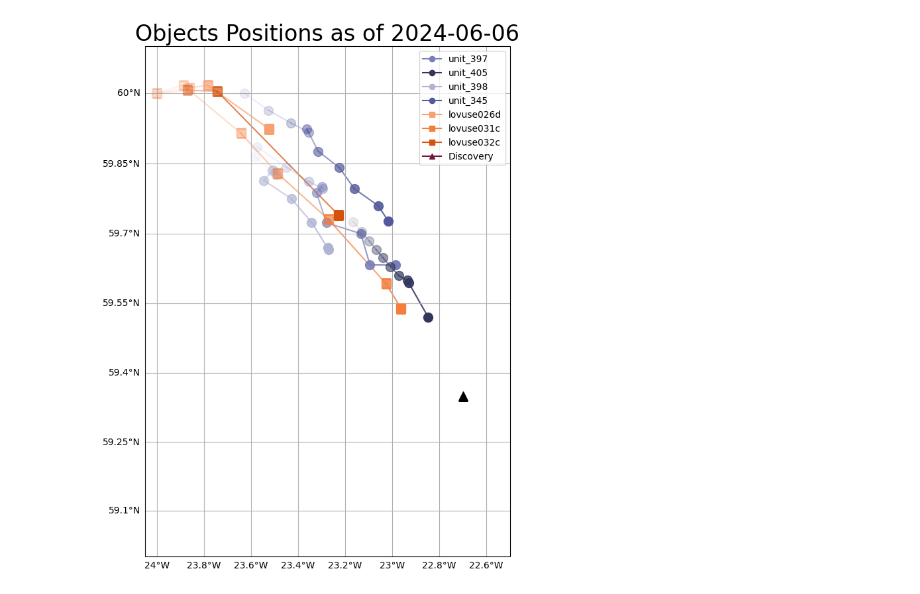
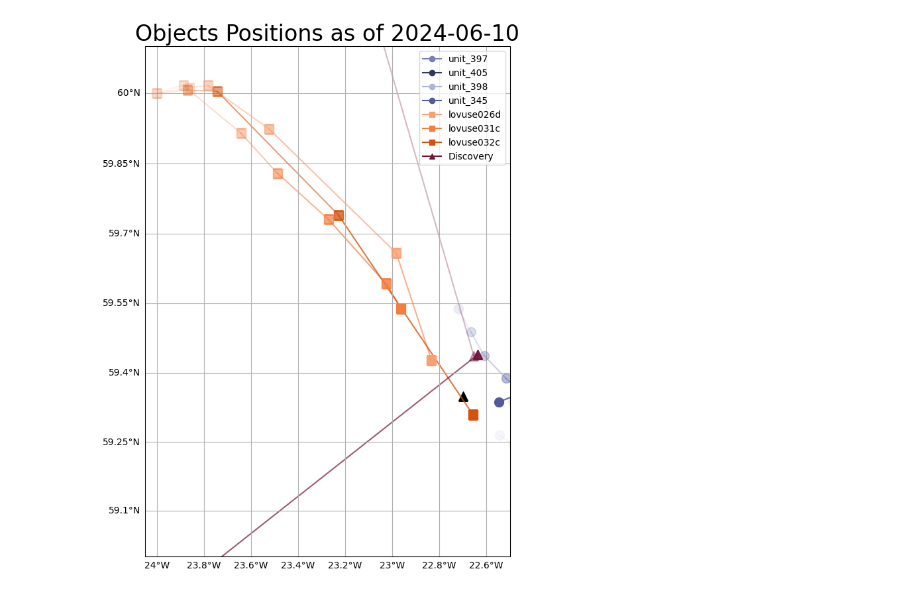
Before and after one commit to NOC-OBG-Autonomy/biocarbon_nrt_data_viz, a Jupyter notebook: Python_notebooks/CMEMS_sat_vis_with_autonomy.ipynb, the cells around one changed output. Cells and saved outputs as stored; diff of their text form; code cells hidden in the pictures.

Commit message:
Plotting script now runs well with both types of current data, improved option for zoomed in plots, and improved the plotting of autonomy

```diff
--- a/Python_notebooks/CMEMS_sat_vis_with_autonomy.ipynb
+++ b/Python_notebooks/CMEMS_sat_vis_with_autonomy.ipynb
@@ -48,6 +48,11 @@ min_lon = -35 #-35
 max_lon = -5 #-5
 min_lat = 55 #55
 max_lat = 66 #66
+
+min_lon_default = min_lon
+max_lon_default = max_lon
+min_lat_default = min_lat
+max_lat_default = max_lat
 
 additional_suffix = '_TEST'
 
@@ -60,7 +65,7 @@ float_colors = {
         'navis101': '#FBFF1F'}
 
 # CHLA
-skip_chla            = True
+skip_chla            = False
 CHLA_color           = 'YlGnBu_r'
 CHLA_plot_as_log     = True # Default True
 CHLA_plot_lim_max    = 10   # Default 10
@@ -181,9 +186,13 @@ var_dict = {'chl': {}, 'temp': {}, 'sla': {}, 'adt': {}, 'bbp': {}, 'dissic': {}
 
 for base_name, files in file_dict.items():
     for file, variables in files.items():
+        contains_adt = False
+        contains_ugos = False
+
         for key_variable, details in variables.items():
             data_var = details['variable']
             var_name_lower = data_var.lower()
+
             if 'chl' in var_name_lower and var_name_lower == 'chl':
                 var_dict['chl'][file] = data_var
             elif 'temp' in var_name_lower:
@@ -192,13 +201,23 @@ for base_name, files in file_dict.items():
                 var_dict['sla'][file] = data_var
             elif 'adt' in var_name_lower:
                 var_dict['adt'][file] = data_var
+                contains_adt = True
             elif 'bbp' in var_name_lower and var_name_lower == 'bbp':
                 var_dict['bbp'][file] = data_var
             elif 'dissic' in var_name_lower and var_name_lower == 'dissic':
                 var_dict['dissic'][file] = data_var
             elif 'ugos' in var_name_lower and var_name_lower == 'ugos':
+                contains_ugos = True
+                # Delay adding 'ugos' to var_dict until after the adt check
+
+        # After checking all variables in the file
+        if contains_ugos:
+            if contains_adt:
+                # Add to 'adt' category if the file contains both 'adt' and 'ugos'
+                var_dict['adt'][file] = data_var
+            else:
+                # Add to 'ugos' category if the file contains only 'ugos'
                 var_dict['ugos'][file] = data_var
-
 
 # We load shape files for bathymetry lines
 #first_line_path = 'c:\\Users\\flapet\\OneDrive - NOC\\Documents\\NRT_viz\\biocarbon_nrt_data_viz/Data/ne_10m_bathymetry_all/ne_10m_bathymetry_J_1000.shp'
@@ -564,7 +783,7 @@ df = pd.read_csv(csv_file)
 df['date'] = pd.to_datetime(df['date'])
 
 # Define the date_of_plot as a string in the format 'YYYY-MM-DD'
-date_of_plot = '2024-06-06'  # Example date
+date_of_plot = '2024-06-10'  # Example date
 date_of_plot_dt = datetime.strptime(date_of_plot, '%Y-%m-%d')
 
 # Filter out rows with 'time' greater than date_of_plot
@@ -621,31 +840,31 @@ for obj_type, symbol in object_symbols.items():
             rgba_color_with_alpha = (*rgba_color[:3], alpha)
             marker_edge_color = (*rgba_color[:3], alpha)  # Marker edge color follows opacity gradient
             ax.scatter(row['lon'], row['lat'], color=rgba_color_with_alpha, edgecolor=marker_edge_color,
                        transform=ccrs.PlateCarree(), zorder=3, marker=symbol, s=100)
 
             if i > 0:
                 prev_row = obj_data.iloc[i - 1]
                 ax.plot([prev_row['lon'], row['lon']],
                         [prev_row['lat'], row['lat']],
                         color=rgba_color_with_alpha, transform=ccrs.PlateCarree(), zorder=2)
 
         # Create a proxy artist for each object
         proxy = plt.Line2D([0], [0], linestyle='-', marker=symbol, color=object_colors.get(name, '#000000'), label=name)
         legend_handles.append(proxy)
 
 # Add legend to the plot
 ax.legend(handles=legend_handles, loc='upper right')
 # Add lon/lat grid and adjust labels
 gl = ax.gridlines(draw_labels=True, x_inline=False, y_inline=False, crs=ccrs.PlateCarree())
 gl.top_labels = False
 gl.right_labels = False
 
 ax.scatter(-22.7, 59.35, color='black', edgecolor='black',
            transform=ccrs.PlateCarree(), marker=symbol, s=100)
 
 # Set plot title and save the plot
 plot_title = f'Objects Positions as of {date_of_plot}'
 ax.set_title(plot_title, fontsize=24)
 plt.show()
 # %% [output]
-[figure, old version]
+[figure, new version]
```
Also changed, not shown: parts of 5 cells of this notebook.
